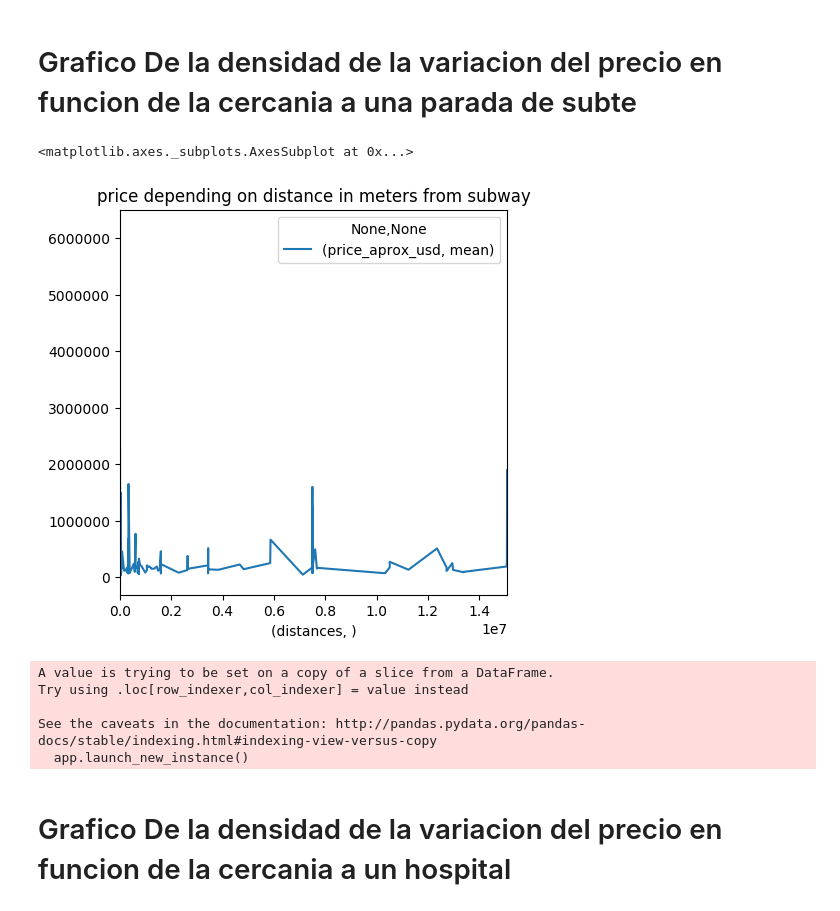
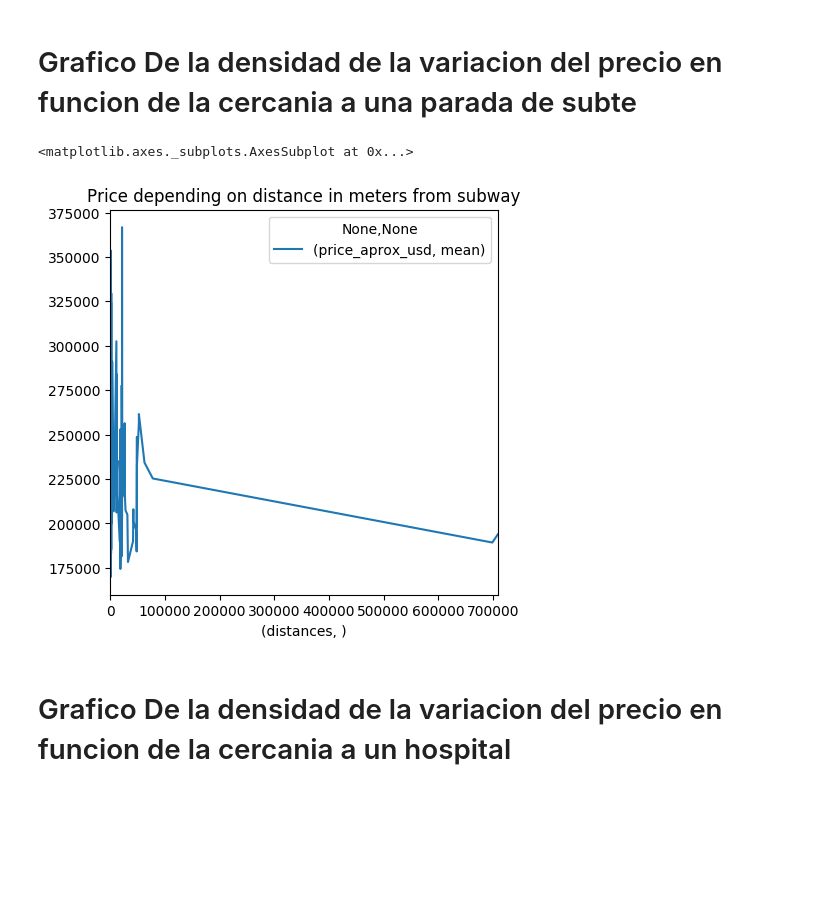
Before and after one commit to Monty1991/TPDATOS_7506_2017_2_ARGERICH, a Jupyter notebook: TP.ipynb, the cells around one changed output. Cells and saved outputs as stored; diff of their text form; code cells hidden in the pictures; blank space fills up the shorter version.

```diff
--- a/TP.ipynb
+++ b/TP.ipynb
@@ -282,38 +308,11 @@ CF = CF[CF[('price_aprox_usd', 'mean')] > 0]
 # %% [markdown]
 # Grafico De la densidad de la variacion del precio en funcion de la cercania a una parada de subte
 # %%
-#CF = CF.sort_values(by='distances', ascending=False)
-#CF = CF.loc[:, ['distances', ('price_aprox_usd', 'mean')]].groupby(('price_aprox_usd', 'mean')).agg([np.mean, np.size]).reset_index()
-
 # Filtro Las distancias lejanas porque si no la escala no se ve favorecida para graficarlos puntos calculados
-CF = CF[CF[('distances', '')] < 10**9]
-
-CF.plot(x=('distances', ''), y=('price_aprox_usd', 'mean') , kind='line', title="price depending on distance in meters from subway")
+#CFPlot = CF[CF[('distances', '')] < 0.8*10**7]
+#CFPlot = CFPlot[CFPlot[('price_aprox_usd', 'mean')] < 10**7]
+CFPlot.plot(x=('distances', ''), y=('price_aprox_usd', 'mean') , kind='line', \
+            title="Price depending on distance in meters from subway")
 # %% [output]
 <matplotlib.axes._subplots.AxesSubplot at 0x...>
-[figure, old version]
+[figure, new version]
-# %%
-hospitals = pd.read_csv("./extra/hospitales.csv", low_memory=False, sep=';', error_bad_lines=False)
-BsAs = df[~np.isnan(df['lon']) | ~np.isnan(df['lat'])]
-lat = BsAs['lat'].tolist()
-lon = BsAs['lon'].tolist()
-x = hospitals['LNG'].tolist()
-y = hospitals['LAT'].tolist()
-distances = []
-minor = 0;
-for i in range(0, len(lat)):
-    minor = ManhattanDistance(y[0], x[0], lat[i], lon[i])
-    for j in range(1, len(x)):
-        dist = ManhattanDistance(y[j], x[j], lat[i], lon[i])
-        if (dist < minor):
-            minor = dist
-    distances.append(minor)
-BsAs['distances'] = pd.Series(distances)
-BsAs = BsAs[~np.isnan(BsAs['distances'])]
-BsAs = BsAs.loc[:, ['distances', 'price_aprox_usd']].groupby('distances').agg([np.mean, np.size]).reset_index()
-# %% [output]
-A value is trying to be set on a copy of a slice from a DataFrame.
-Try using .loc[row_indexer,col_indexer] = value instead
-
-See the caveats in the documentation: http://pandas.pydata.org/pandas-docs/stable/indexing.html#indexing-view-versus-copy
-  app.launch_new_instance()
```
Also changed, not shown: parts of 11 cells of this notebook.
